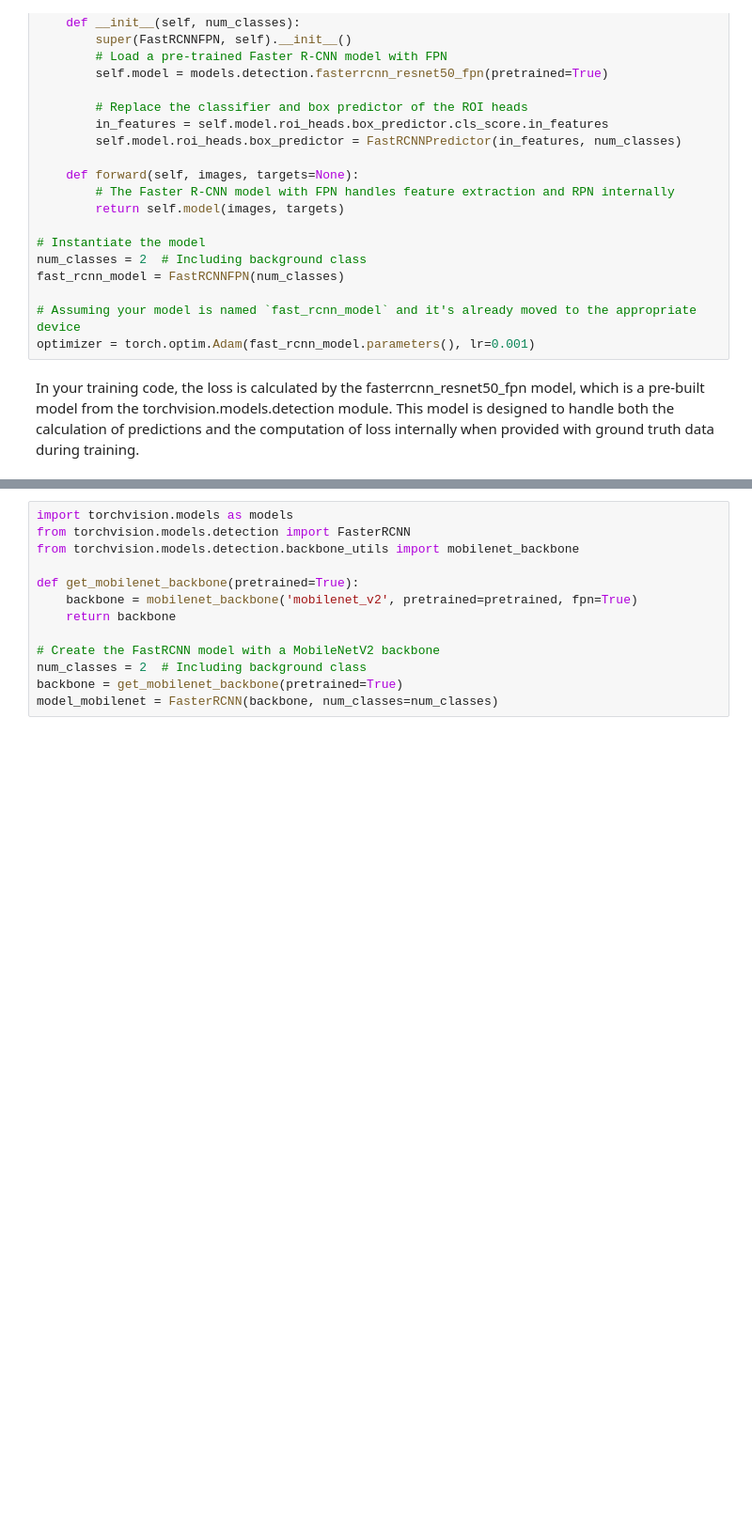
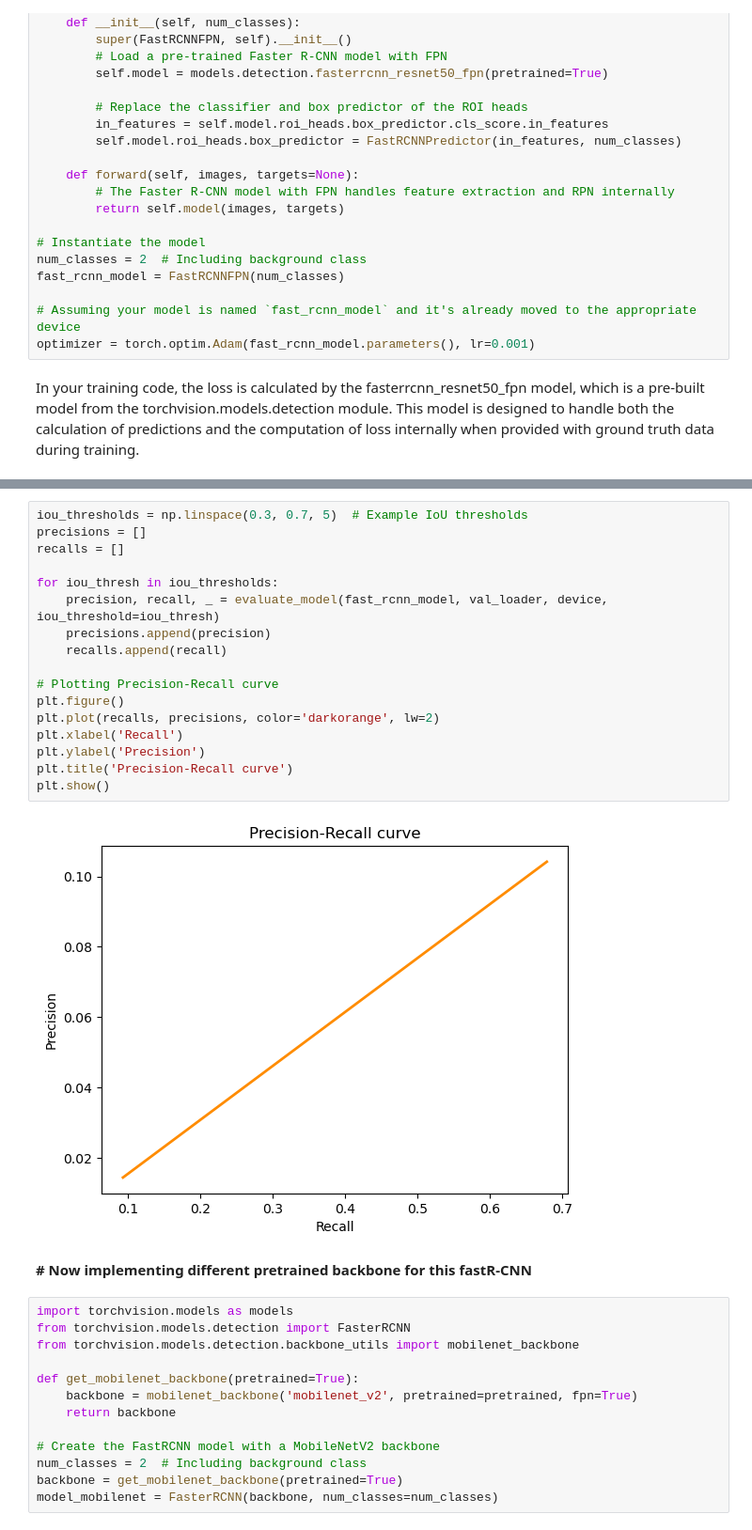
Before and after one commit to PranavMishra17/Microscopy_Seg_CVProjectFall23, a Jupyter notebook: Fast R-CNN.ipynb, the cells around one changed output, grey strips where cells are left out. Shown: that part at 94% size. Saved outputs shown, nothing was run; the diff lists cells and outputs as text; blank space fills up the shorter version.

```diff
--- a/Fast R-CNN.ipynb
+++ b/Fast R-CNN.ipynb
@@ -754,3 +874,24 @@ KeyError: 'boxes'
+# %%
+iou_thresholds = np.linspace(0.3, 0.7, 5)  # Example IoU thresholds
+precisions = []
+recalls = []
+
+for iou_thresh in iou_thresholds:
+    precision, recall, _ = evaluate_model(fast_rcnn_model, val_loader, device, iou_threshold=iou_thresh)
+    precisions.append(precision)
+    recalls.append(recall)
+
+# Plotting Precision-Recall curve
+plt.figure()
+plt.plot(recalls, precisions, color='darkorange', lw=2)
+plt.xlabel('Recall')
+plt.ylabel('Precision')
+plt.title('Precision-Recall curve')
+plt.show()
+# %% [output]
+[figure, added]
+# %% [markdown]
+**# Now implementing different pretrained backbone for this fastR-CNN**
 # %%
 import torchvision.models as models
 from torchvision.models.detection import FasterRCNN
```
Also changed, not shown: parts of 22 cells of this notebook.
